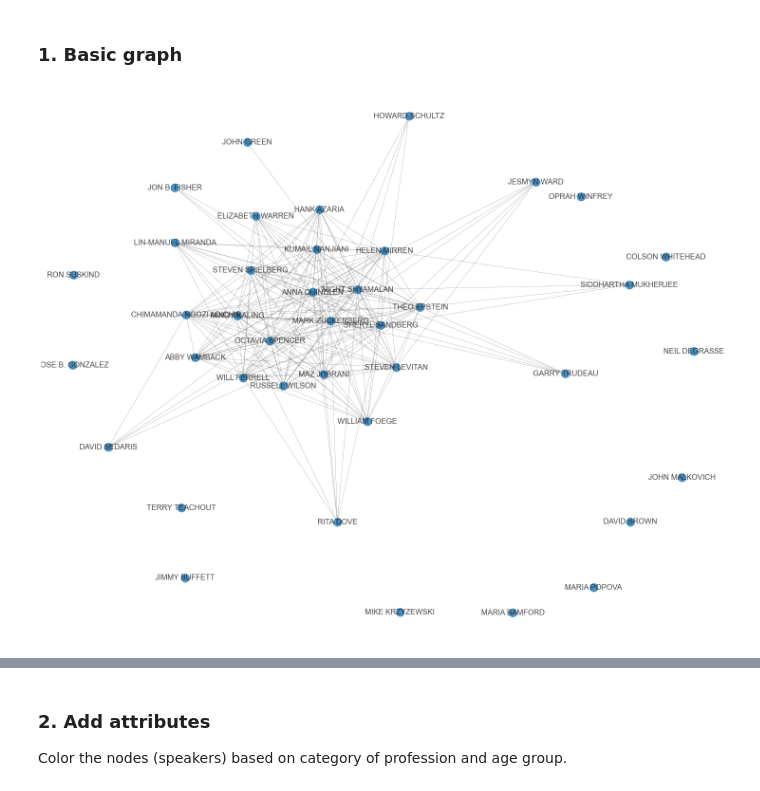
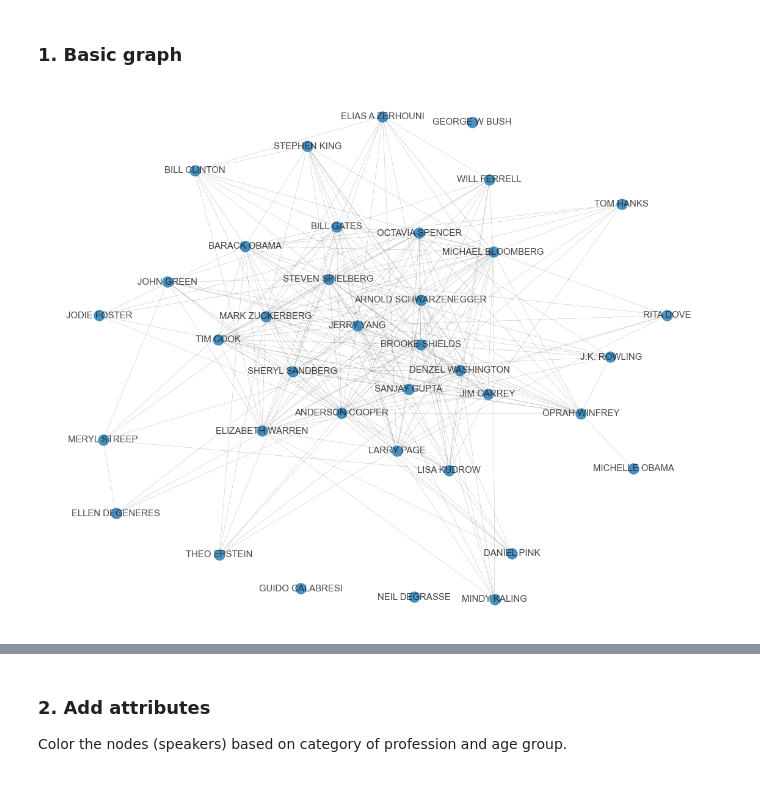
Before and after one commit to katiehuang1221/NLP-Analysis-On-Motivational-Speeches, a Jupyter notebook: notebook/09_VIZ_speaker_word.ipynb, the cells around one changed output, grey strips where cells are left out. Saved outputs shown, nothing was run; the diff lists cells and outputs as text; code cells hidden in the pictures.

Commit message:
Tidy up notebook for visualization of speaker network

```diff
--- a/notebook/09_VIZ_speaker_word.ipynb
+++ b/notebook/09_VIZ_speaker_word.ipynb
@@ -84,0 +102,5 @@ df.index = df_unique.speaker.tolist()[:num_rows]
+# %%
+df_unique = speech_complete.copy()
+df_unique.drop_duplicates(subset=['speaker'],inplace=True)
+df_unique = df_unique.reset_index(drop=True)
+df_unique
@@ -85 +135,8 @@ df.index = df_unique.speaker.tolist()[:num_rows]
+# %%
+num_rows = 40
+df = df_unique[df_unique.speaker.isin(selected_speaker)]\
+    [['speaker','year','transcript_clean','category','age','age_then','age_cat','region']].reset_index(drop=True)
+df.index = df.speaker.tolist()
+# df
+df['length'] = df['transcript_clean'].apply(lambda x: len(x.split(" ")))
 # %%
@@ -93,0 +162,3 @@ df.head()
+# %%
+speaker_word = cv_dtm(df,'transcript_clean',add_stop_words=[])
+speaker_word['zsum'] = speaker_word.sum(axis=1)
@@ -113,7 +212,7 @@ for relationship in relationships:
                 speaker_word_assoc_original[relationship] += 1
 # %%
 # Specify the threshold for pruning
-alpha = 0.18
+alpha = 0.8
 
 speaker_word_assoc = speaker_word_assoc_original.copy()
 
@@ -129,20 +232,38 @@ for key, value in speaker_word_assoc.items():
 # %%
 G = nx.Graph()
 
 # Create nodes and edges
 for node in node_list:
     G.add_node(node)
 for edge, weight in speaker_word_assoc.items():
     if weight != 0:
-        G.add_edge(edge[0], edge[1], weight=weight)
+        G.add_edge(edge[0], edge[1], weight=(weight))
 
 # Draw
+
 plt.rcParams['figure.figsize'] = [20, 16]
-pos = nx.spring_layout(G, iterations=50, scale=2, k=0.8)             # position of nodes
-nx.draw(G, pos, with_labels=True, font_size=16,                         # node label
+
+fig,ax=plt.subplots()
+weights = nx.get_edge_attributes(G,'weight').values()
+pos = nx.spring_layout(G, seed=37, iterations=60, scale=1, k=2)
+pos['OPRAH WINFREY'] = np.array([0.68491992, -0.25])
+pos['MICHAEL BLOOMBERG'] = np.array([0.39275478, 0.4027777 ])
+pos['BROOKE SHIELDS'] = np.array([0.1504149 , 0.02871294])
+
+# pos = nx.nx_pydot.graphviz_layout(G)                         # position of nodes
+nx.draw(G, pos,
+        with_labels=True, font_size=15,                         # node label
 #             node_color=node_label, cmap='Pastel1',                          # node colorr
 #             nodelist = node_list, node_size=[v*6000 for v in node_label],  # mode size
-            width=.3, alpha=0.8,                                            # edge width and transparency
-            )
+            width=[weight*.2 for weight in weights], alpha=0.8,ax=ax,                            # edge width and transparency
+             )
+
+x_values, y_values = zip(*pos.values())
+x_max = max(x_values)
+x_min = min(x_values)
+x_margin = (x_max - x_min) * 0.1
+plt.xlim(x_min - x_margin, x_max + x_margin)
+
+fig.savefig('../plot/nx_test.pdf', bbox_inches='tight', transparent = True);
 # %% [output]
-[figure, old version]
+[figure, new version]
```
Also changed, not shown: parts of 54 cells of this notebook, 1 other file.
